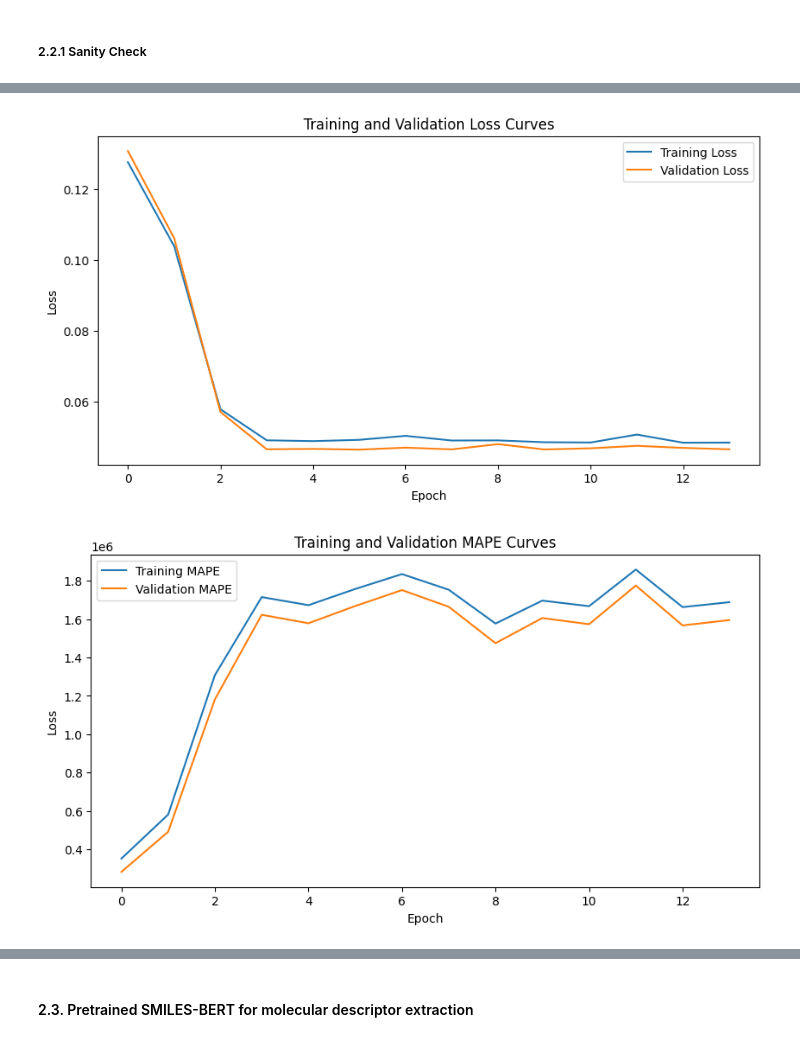
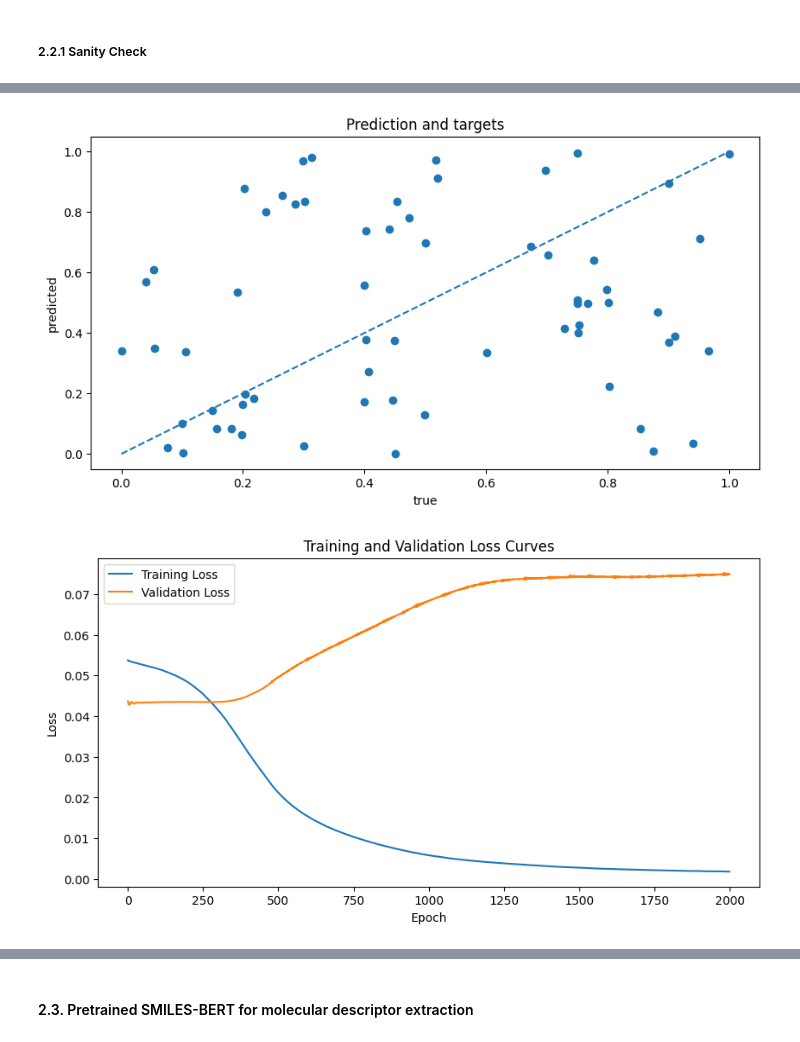
Before and after one commit to harryhk0507-ops/CHE1148-VLE-Project, a Jupyter notebook: NeuralNetWork.ipynb, the cells around one changed output, grey strips where cells are left out. Saved outputs shown, nothing was run; the diff lists cells and outputs as text; code cells hidden in the pictures.

```diff
--- a/NeuralNetWork.ipynb
+++ b/NeuralNetWork.ipynb
@@ -267,7 +316,8 @@ class EarlyStopping():
 # %%
 def eval_basenn(data_loader,
             model,
-            args,) -> tuple:
+            args,
+            return_pred = False):
     """Evaluate a neural network model on a given dataset.
      :param data_loader: DataLoader providing the evaluation dataset.
      :param model: The neural network model to evaluate.
@@ -303,7 +353,13 @@ def eval_basenn(data_loader,
     if args.print_out:
         print(f"MAPE: {mape:.4f}")
         print(f"Loss (MAE): {avg_loss:.4f}")
-
+    if return_pred:
+        if isinstance(all_preds, torch.Tensor):
+            all_preds = all_preds.detach().cpu().numpy().reshape(-1)
+        if isinstance(all_targets, torch.Tensor):
+            all_targets = all_targets.detach().cpu().numpy().reshape(-1)
+        print(all_targets.shape)
+        return all_preds, all_targets
     return (avg_loss, mape)
 
 
@@ -318,7 +374,7 @@ def train_basenn(model,
      :param args: A dictionary containing training parameters such as learning rate, number of epochs, and checkpoint path."""
 
     model.to(args.device)
-    optimizer = args.optimizer(model.parameters(), lr=args.learning_rate, weight_decay=args.weight_decay)
+    optimizer = args.optimizer(model.parameters(), lr=args.learning_rate)
     early_stopping = EarlyStopping(patience=args.patience, min_delta=args.min_delta)
     best_val_loss = float('inf')
 
@@ -365,6 +421,16 @@ def train_basenn(model,
         np.save(os.path.join(args.checkpoint_path, 'val_losses.npy'), np.array(val_losses))
 
     if args.training_curves:
+        pred, targets = eval_basenn(val_loader, model, args, return_pred=True)
+        plt.figure(figsize=(10, 5))
+        plt.scatter(x = targets, y =pred)
+        line_min = min(np.min(targets), np.min(pred))
+        line_max = max(np.max(targets), np.max(pred))
+        plt.plot([line_min, line_max], [line_min, line_max], '--')
+        plt.xlabel('true')
+        plt.ylabel('predicted')
+        plt.title('Prediction and targets')
+        plt.show()
         plt.figure(figsize=(10, 5))
         plt.plot(train_losses, label='Training Loss')
         plt.plot(val_losses, label='Validation Loss')
@@ -416,7 +482,7 @@ class BaselineNN(nn.Module):
 
     def forward(self, x1, x2, x3):
         x = torch.cat((x1, x2, x3), dim=1)
-        x = self.input_layer(x)
+        x = F.relu(self.input_layer(x))
         x = self.hidden_layers(x)
         return F.sigmoid(self.output_layer(x)) # Output layer with sigmoid activation
 # %% [markdown]
@@ -429,24 +495,25 @@ baseline_dict = {
     'criterion': nn.SmoothL1Loss(), # Smoother form of L1(MAE) loss
     'learning_rate': 1e-05,
     'weight_decay': 0.0,
-    'num_epochs': 500,
+    'num_epochs': 2000,
     'checkpoint_path': nn_checkpoint_path,
-    'early_stop': True,
+    'early_stop': False,
     'patience': 10,
     'min_delta': 0.001,
     'training_curves': True,
     'filename': 'Baseline_nn',
     'batch_size': 64,
     'save_best': True,
-    'print_out': False
+    'print_out': False,
+    'momentum':0.9
 }
 
 baseline.update(baseline_dict)
 # %% [markdown]
 ##### 2.2.1 Sanity Check ###
 # %%
-train_loader = DataLoader(Subset(tr_dataset1, range(1000)), batch_size = baseline.batch_size, shuffle = True)
-val_loader = DataLoader(Subset(val_dataset1, range(1000)), batch_size = baseline.batch_size, shuffle = False)
+train_loader = DataLoader(Subset(train_dataset1, range(64)), batch_size = baseline.batch_size, shuffle = True)
+val_loader = DataLoader(Subset(val_dataset1, range(64)), batch_size = baseline.batch_size, shuffle = False)
 # %%
 for data, targets in train_loader:
     (x1, x2, x3) = data
@@ -455,6 +522,6 @@ for data, targets in train_loader:
     print(input_dim)
     break
 
-sanity = BaselineNN(input_dim = input_dim, hidden_dim = 64, output_dim = 1)
+sanity = BaselineNN(input_dim = input_dim, hidden_dim = 256, output_dim = 1, drop_out=0.0)
 train_basenn(model = sanity, train_loader = train_loader, val_loader = val_loader,args = baseline)
 # %% [output]
@@ -478,2 +545,2 @@ Early stopping triggered. Stopping training.
-[figure, old version]
+[figure, new version]
-[figure, old version]
+[figure, new version]
```
Also changed, not shown: parts of 15 cells of this notebook.
